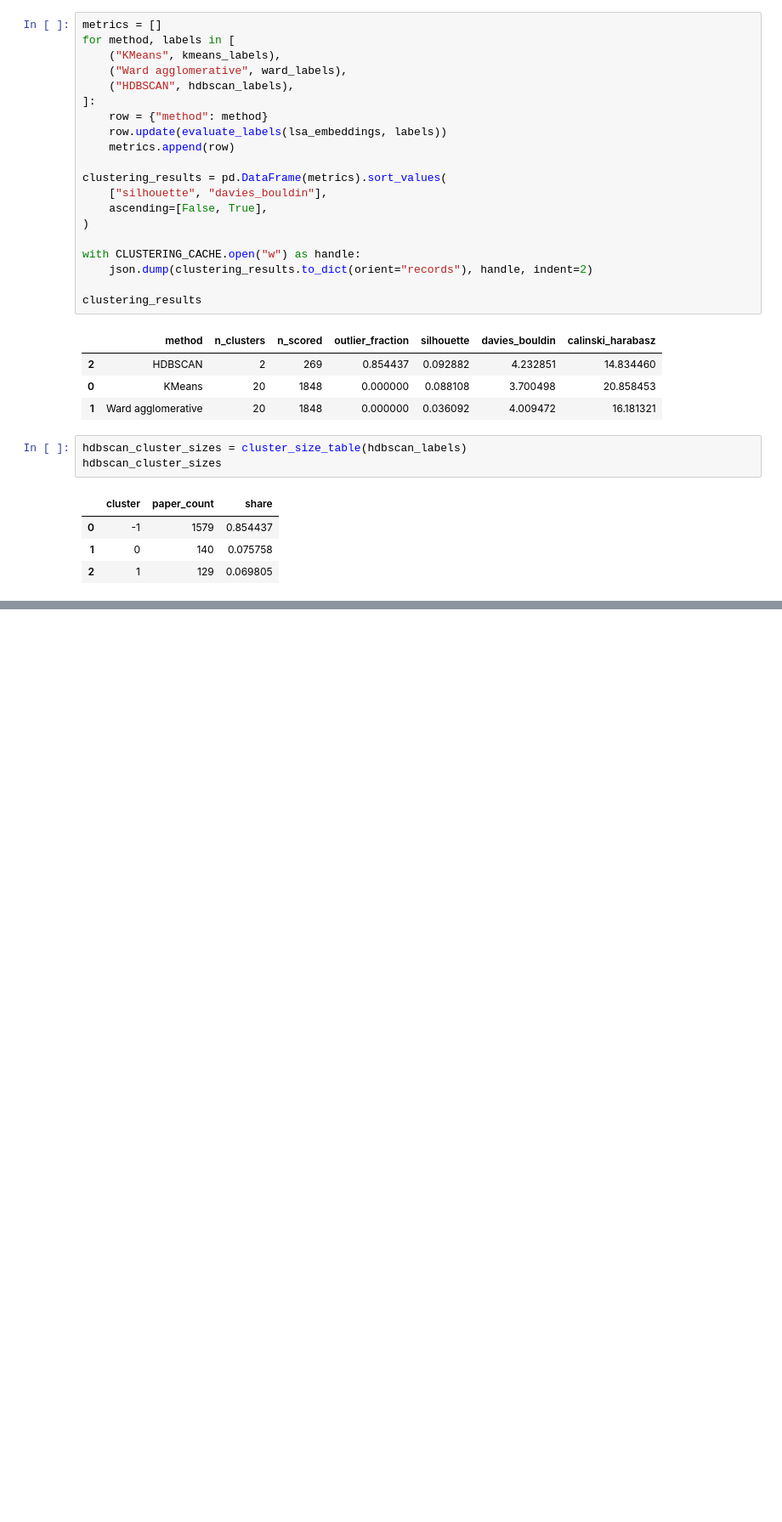
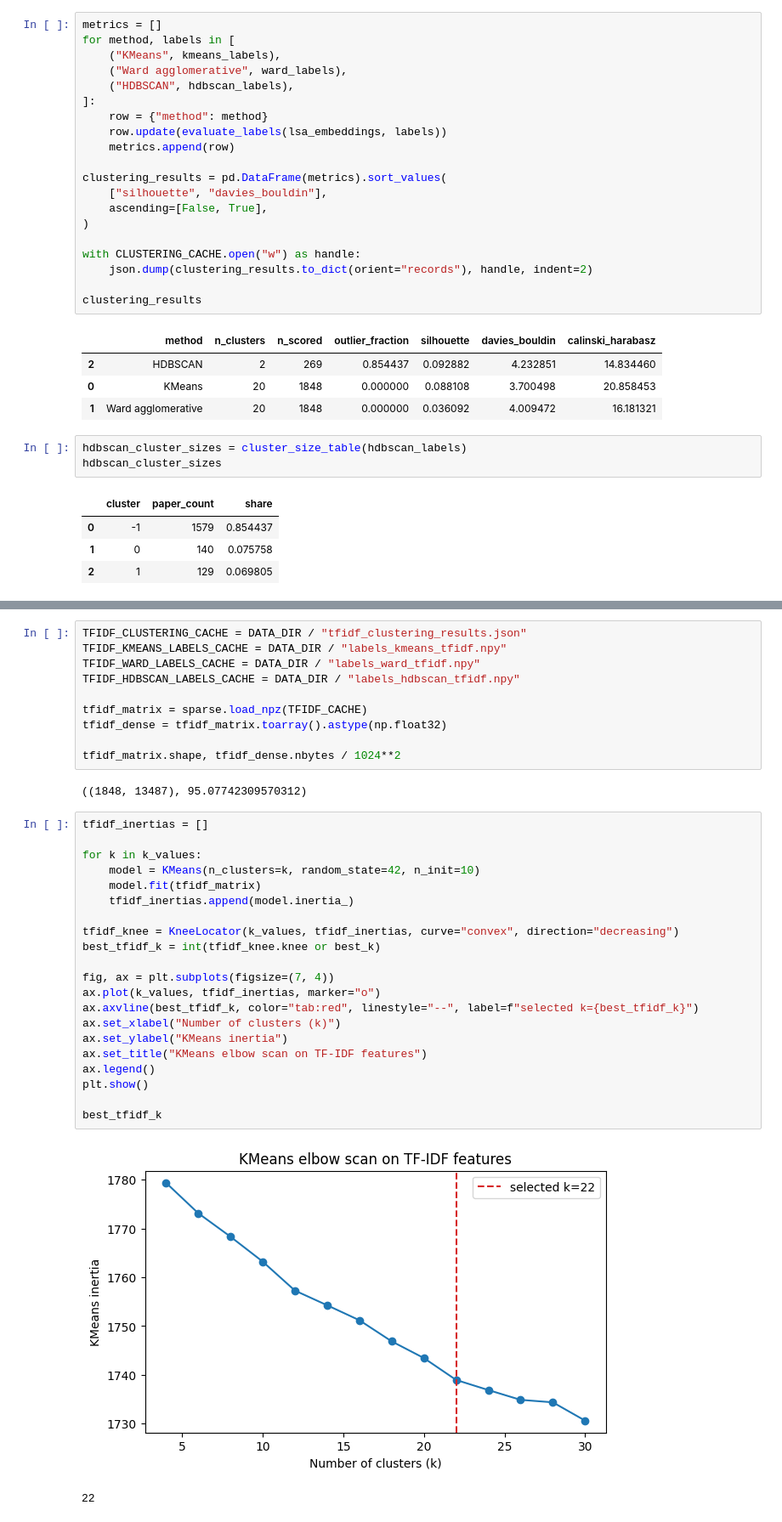
Before and after one commit to dobosipeter/usml_homework, a Jupyter notebook: arxiv_topics.ipynb, the cells around one changed output, grey strips where cells are left out. Shown at 85% size. Cells and saved outputs as stored; diff of their text form; blank space fills up the shorter version.

Commit message:
clustering2: electric boogalo

```diff
--- a/arxiv_topics.ipynb
+++ b/arxiv_topics.ipynb
@@ -487,0 +496,36 @@ hdbscan_cluster_sizes
+# %%
+TFIDF_CLUSTERING_CACHE = DATA_DIR / "tfidf_clustering_results.json"
+TFIDF_KMEANS_LABELS_CACHE = DATA_DIR / "labels_kmeans_tfidf.npy"
+TFIDF_WARD_LABELS_CACHE = DATA_DIR / "labels_ward_tfidf.npy"
+TFIDF_HDBSCAN_LABELS_CACHE = DATA_DIR / "labels_hdbscan_tfidf.npy"
+
+tfidf_matrix = sparse.load_npz(TFIDF_CACHE)
+tfidf_dense = tfidf_matrix.toarray().astype(np.float32)
+
+tfidf_matrix.shape, tfidf_dense.nbytes / 1024**2
+# %% [output]
+((1848, 13487), 95.07742309570312)
+# %%
+tfidf_inertias = []
+
+for k in k_values:
+    model = KMeans(n_clusters=k, random_state=42, n_init=10)
+    model.fit(tfidf_matrix)
+    tfidf_inertias.append(model.inertia_)
+
+tfidf_knee = KneeLocator(k_values, tfidf_inertias, curve="convex", direction="decreasing")
+best_tfidf_k = int(tfidf_knee.knee or best_k)
+
+fig, ax = plt.subplots(figsize=(7, 4))
+ax.plot(k_values, tfidf_inertias, marker="o")
+ax.axvline(best_tfidf_k, color="tab:red", linestyle="--", label=f"selected k={best_tfidf_k}")
+ax.set_xlabel("Number of clusters (k)")
+ax.set_ylabel("KMeans inertia")
+ax.set_title("KMeans elbow scan on TF-IDF features")
+ax.legend()
+plt.show()
+
+best_tfidf_k
+# %% [output]
+[figure, added]
+22
```
Also changed, not shown: parts of 6 cells of this notebook.
